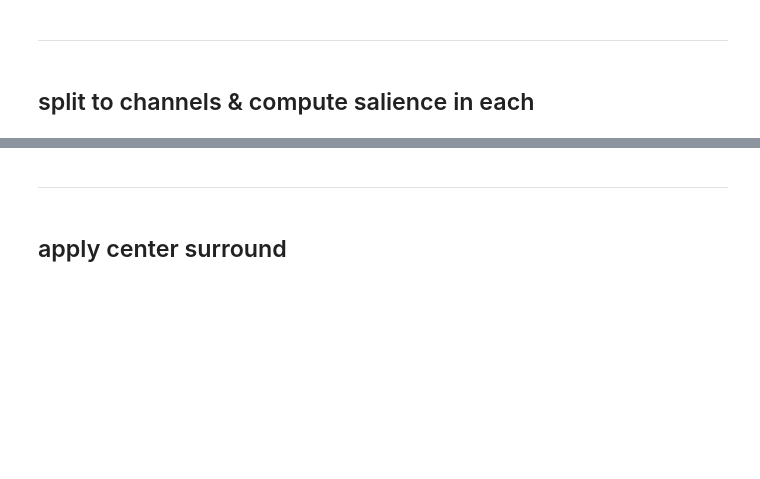
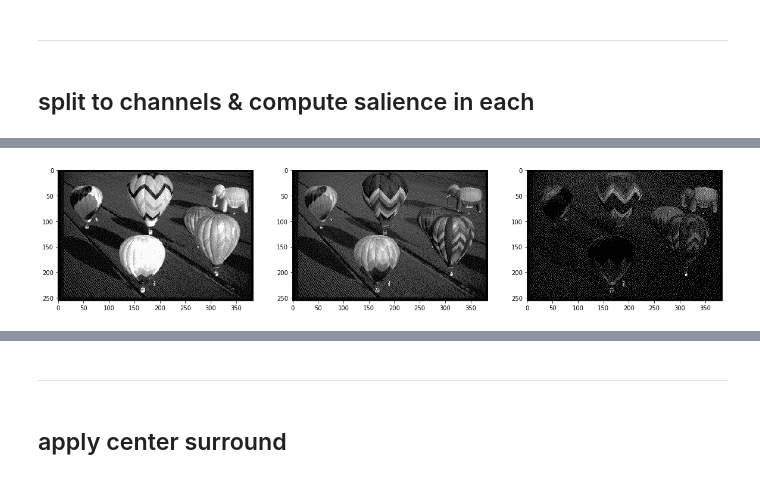
Before and after one commit to alTeska/face_saliency, a Jupyter notebook: DevelopmentNotebook.ipynb, the cells around one changed output, grey strips where cells are left out. Drawn from its saved outputs; the diff is of its cells as text; code cells hidden in the pictures; blank space fills up the shorter version.

```diff
--- a/DevelopmentNotebook.ipynb
+++ b/DevelopmentNotebook.ipynb
@@ -73,0 +91,11 @@ ax[2].imshow(img_list[2]);
+# %%
+r = img[:,:,0]
+g = img[:,:,1]
+b = img[:,:,2]
+# %%
+fig, ax = plt.subplots(1, 3, figsize=(20, 20))
+ax[0].imshow(r)
+ax[1].imshow(g)
+ax[2].imshow(b);
+# %% [output]
+[figure, added]
```
Also changed, not shown: parts of 28 cells of this notebook.
